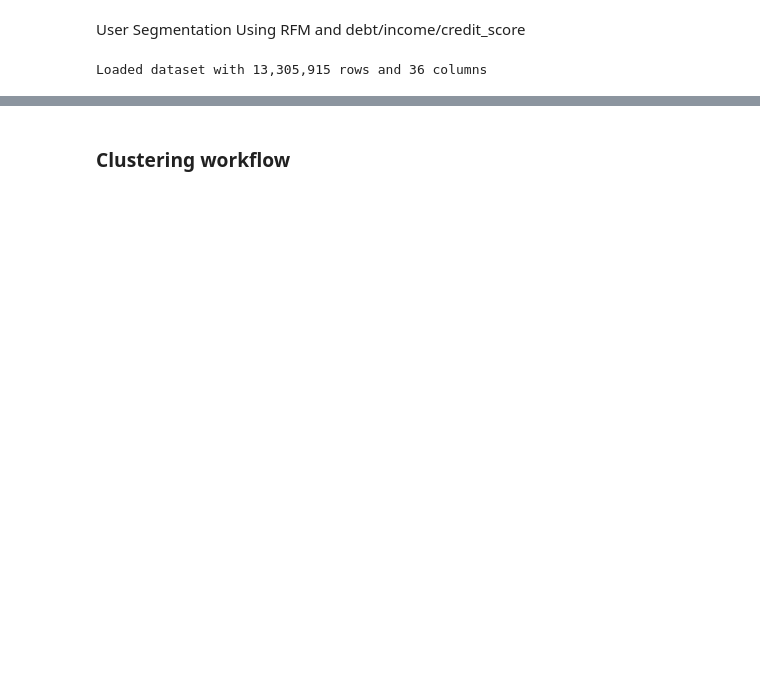
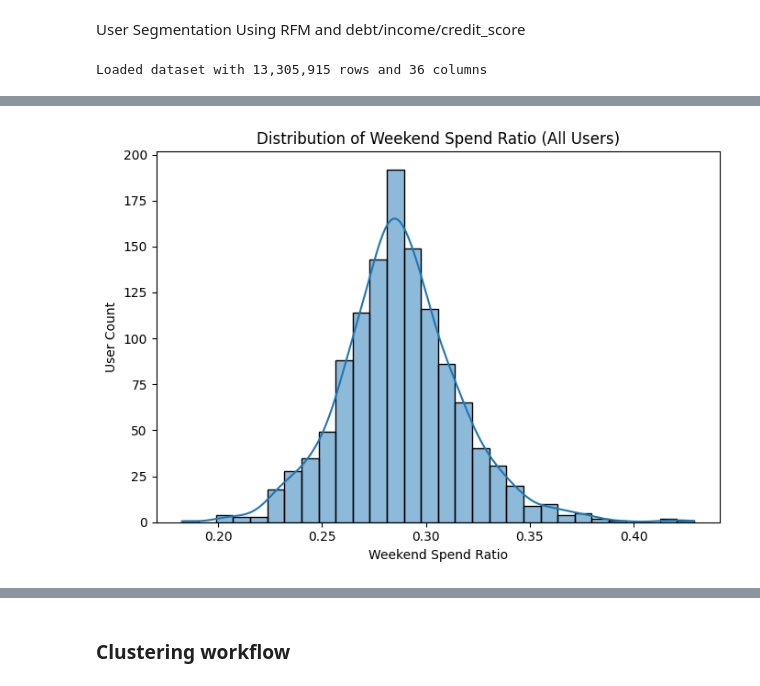
Before and after one commit to QHCeng/Capstone, a Jupyter notebook: Segmentation/Segmentation PCA.ipynb, the cells around one changed output, grey strips where cells are left out. Cells and saved outputs as stored; diff of their text form; code cells hidden in the pictures; blank space fills up the shorter version.

```diff
--- a/Segmentation/Segmentation PCA.ipynb
+++ b/Segmentation/Segmentation PCA.ipynb
@@ -168,0 +232,10 @@ For example, when doing 'df[col].method(value, inplace=True)', try using 'df.met
+# %%
+fig, ax = plt.subplots(figsize=(7,5))
+sns.histplot(customer_agg['weekend_spend_ratio'], bins=30, kde=True, ax=ax)
+ax.set_title('Distribution of Weekend Spend Ratio (All Users)')
+ax.set_xlabel('Weekend Spend Ratio')
+ax.set_ylabel('User Count')
+plt.tight_layout()
+plt.show()
+# %% [output]
+[figure, added]
```
Also changed, not shown: parts of 28 cells of this notebook.
